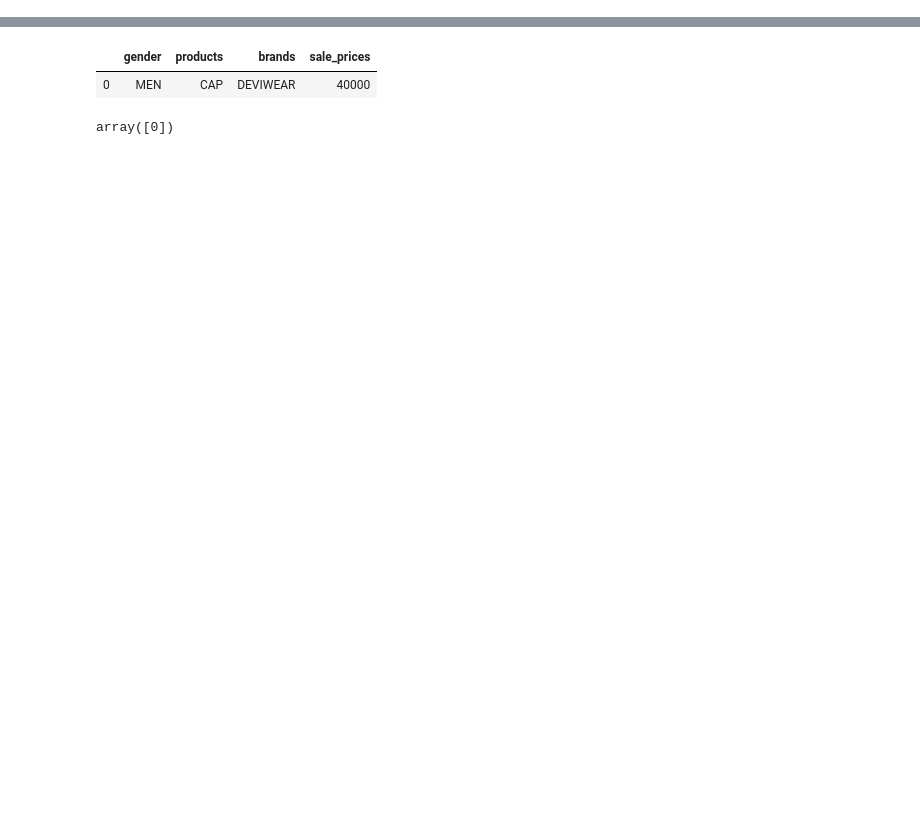
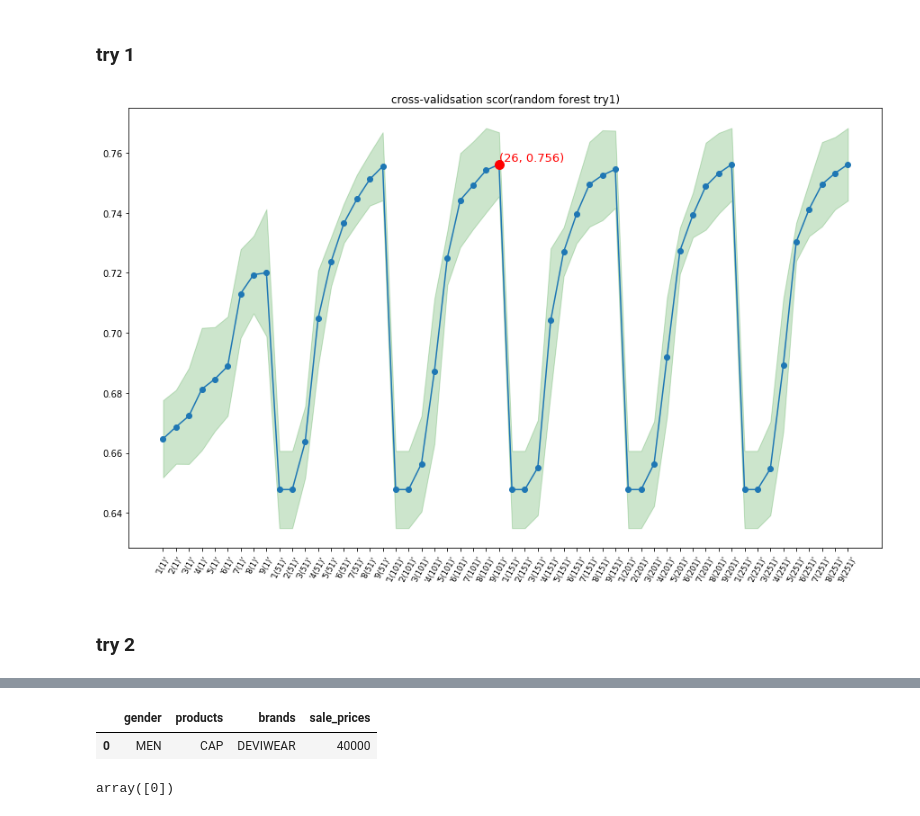
Before and after one commit to trhgu/recommendation_fashion_retail_shop, a Jupyter notebook: pre_research_analyse.ipynb, the cells around one changed output, grey strips where cells are left out. Drawn from its saved outputs; the diff is of its cells as text; code cells hidden in the pictures; blank space fills up the shorter version.

```diff
--- a/pre_research_analyse.ipynb
+++ b/pre_research_analyse.ipynb
@@ -222,0 +260,40 @@ plt.show
+# %%
+# make def for random forest
+def extra_tree_check(list1, list2):
+    check_ran_mean = []
+    check_ran_std = []
+    for n in list1:
+        for max_depth in list2:
+            clf_ran = Pipeline(steps=[('preprocessor', preprocessor),
+                                      ('classifier', ExtraTreesClassifier(n_estimators=n, max_depth = max_depth, random_state=0))])
+            model_ran = clf_ran.fit(X, y)
+            cv = KFold(5, shuffle=True, random_state=0)
+            check = cross_val_score(model_ran, X, y, scoring="accuracy", cv=cv)
+            check_ran_mean.append(check.mean())
+            check_ran_std.append(check.std())
+    return check_ran_mean, check_ran_std
+# %% [markdown]
+### try 1
+# %%
+check_ran_mean, check_ran_std = extra_tree_check(range(1, 300, 50), range(1,10))
+# %%
+x_label = []
+for n in range(1, 300, 50):
+    for max_depth in range(1,10):
+        param = "'{}({})'".format(max_depth, n)
+        x_label.append(param)
+
+plt.figure(figsize=(15,9))
+plt.title("cross-validsation scor(random forest try1)")
+plt.plot(x_label, check_ran_mean, "o-")
+plt.fill_between(x_label, np.array(check_ran_mean) - np.array(check_ran_std),
+                 np.array(check_ran_mean) + np.array(check_ran_std), alpha=0.2, color="g")
+plt.plot(check_ran_mean.index(max(check_ran_mean)), max(check_ran_mean), 'ro', ms=10)
+plt.text(check_ran_mean.index(max(check_ran_mean)), max(check_ran_mean)+0.001, "({}, {})".format(
+    check_ran_mean.index(max(check_ran_mean)), round(max(check_ran_mean), 3)), fontdict={"size": 13, "color": "r"})
+plt.xticks(rotation=60, fontsize='small')
+plt.show()
+# %% [output]
+[figure, added]
+# %% [markdown]
+### try 2
```
Also changed, not shown: parts of 103 cells of this notebook.
